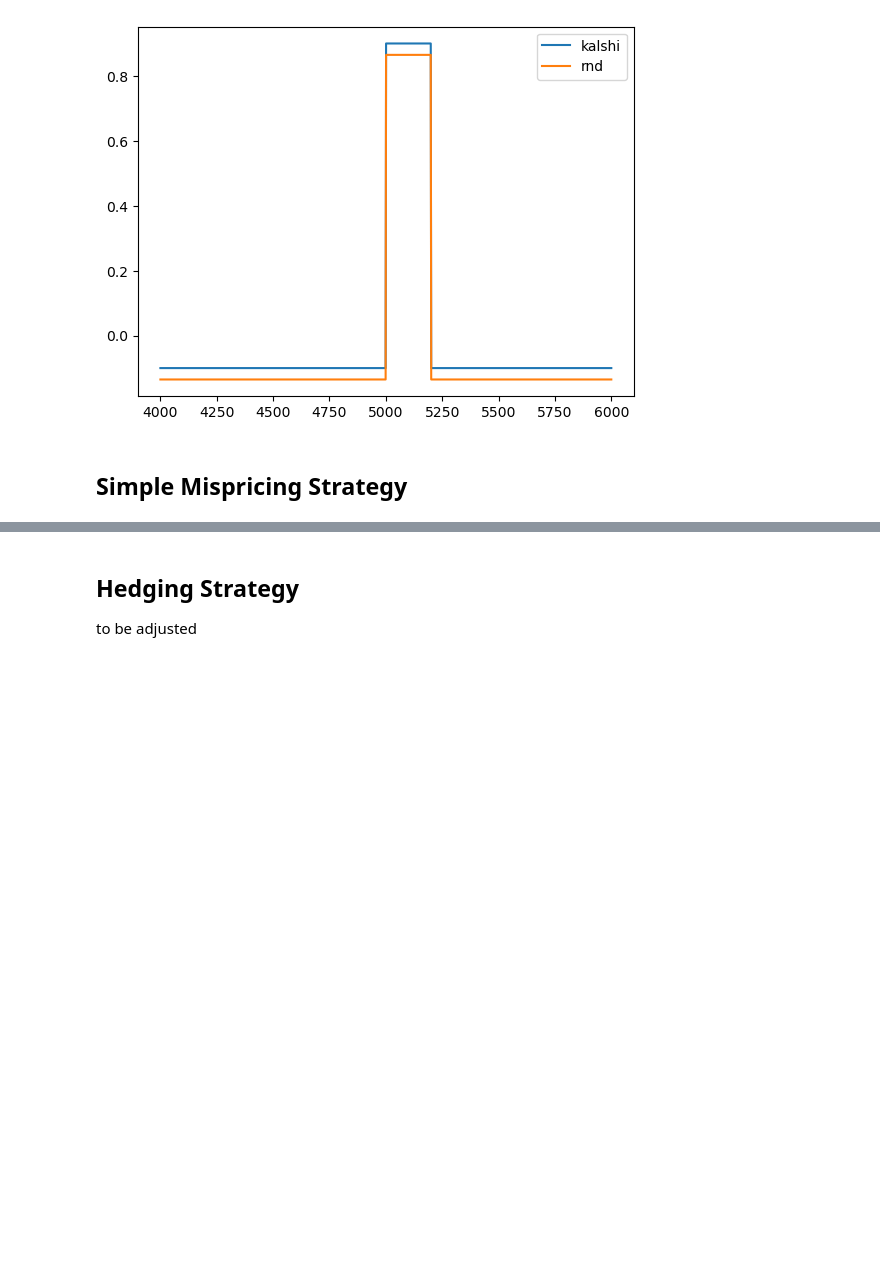
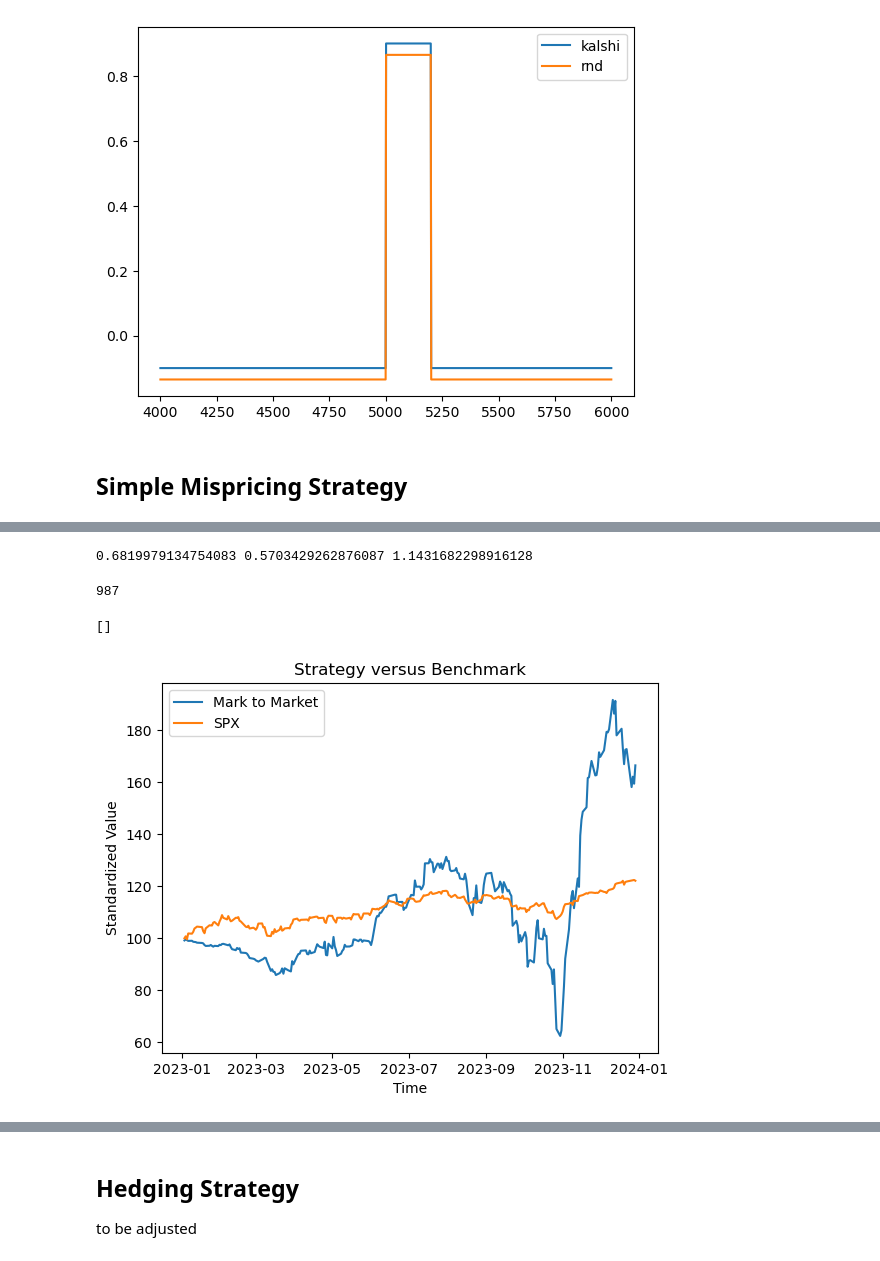
Before and after one commit to amoszczynski/kalshi-arb, a Jupyter notebook: strategy_test.ipynb, the cells around one changed output, grey strips where cells are left out. Saved outputs shown, nothing was run; the diff lists cells and outputs as text; code cells hidden in the pictures; blank space fills up the shorter version.

```diff
--- a/strategy_test.ipynb
+++ b/strategy_test.ipynb
@@ -300,0 +384,41 @@ pn
+# %%
+returns = metrics_df['portfolio_value'].pct_change().dropna()
+mean_return = returns.mean()
+ann_return = mean_return * len(days)
+
+#total_pnl = metrics_df.iloc[-1]['total_pnl']
+
+ann_vol = np.std(returns) * np.sqrt(len(days))
+ann_sharpe = (ann_return - 0.03) / ann_vol
+
+print(ann_return, ann_vol, ann_sharpe)
+# %% [output]
+0.6819979134754083 0.5703429262876087 1.1431682298916128
+# %%
+ntrades = len(positions_df)
+print(ntrades)
+trades_per_contract = positions_df.groupby('instrument')['instrument'].count()
+# %% [output]
+987
+# %%
+all_SPX = df[(df['quote']>='2023-01-01') & (df['quote']<'2024-01-01')]
+all_SPX = all_SPX[['quote', 'underlying']].sort_values('quote')
+all_SPX = all_SPX.drop_duplicates().set_index('quote')
+#spx_returns = #np.log(all_SPX['underlying'].diff())
+all_SPX['log_p'] = np.log(all_SPX['underlying'])
+all_SPX['log_return'] = all_SPX['log_p'].diff().fillna(0)
+all_SPX['cumulative'] = all_SPX['log_return'].cumsum()
+all_SPX['spx_p'] = 100 * (1 + all_SPX['cumulative'])
+all_SPX.index = pd.to_datetime(all_SPX.index)
+
+#all_SPX
+plt.plot(metrics_df['portfolio_value'], label='Mark to Market')
+plt.plot(all_SPX['spx_p'], label='SPX')
+plt.title("Strategy versus Benchmark")
+plt.xlabel('Time')
+plt.ylabel('Standardized Value')
+plt.legend()
+plt.plot()
+# %% [output]
+[]
+[figure, added]
```
Also changed, not shown: parts of 12 cells of this notebook, 5 other files.
